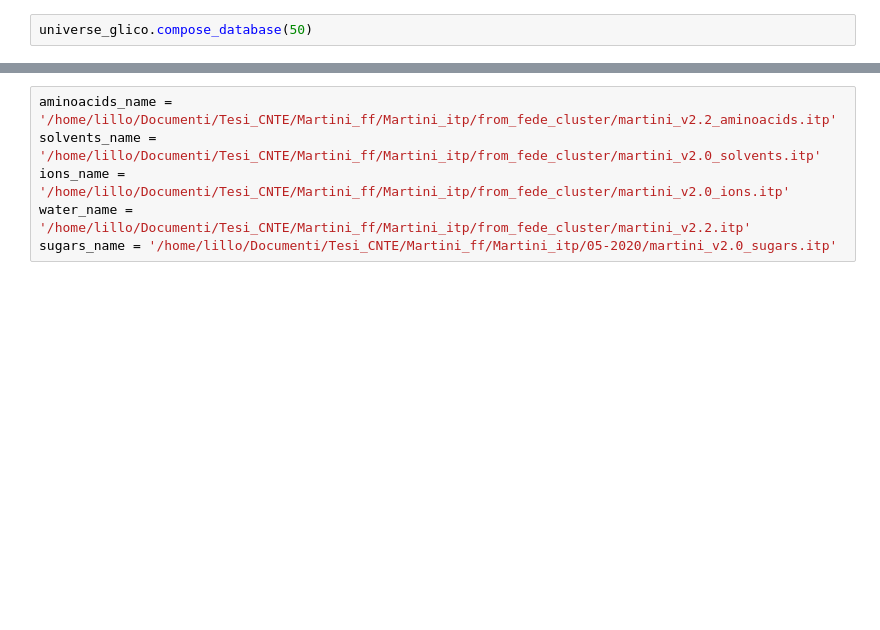
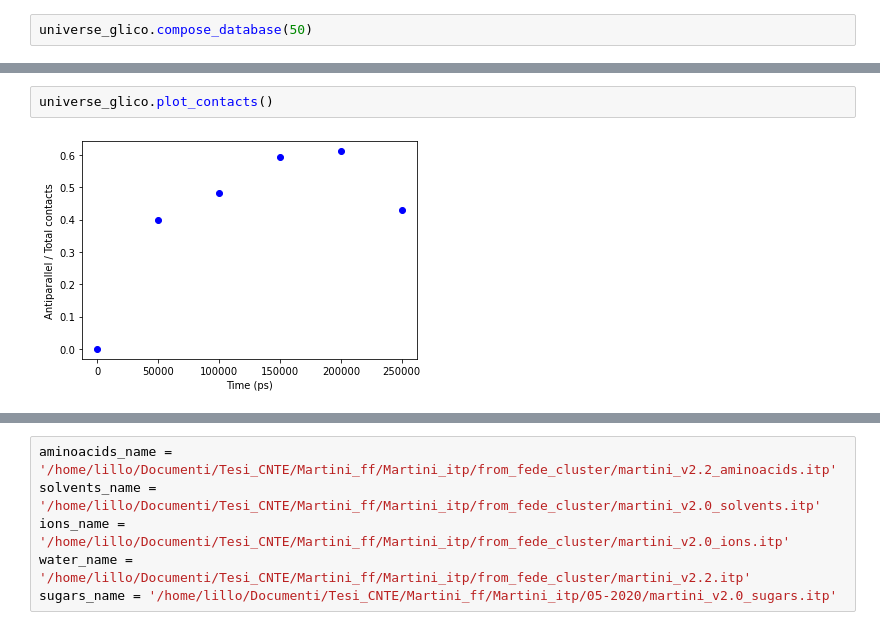
Before and after one commit to lillux/morphoscanner, a Jupyter notebook: sap_analysis.ipynb, the cells around one changed output, grey strips where cells are left out. Cells and saved outputs as stored; diff of their text form; blank space fills up the shorter version.

```diff
--- a/sap_analysis.ipynb
+++ b/sap_analysis.ipynb
@@ -2048 +2268,5 @@ Total time to analyze dataset was 15.533963 seconds
+# %%
+universe_glico.plot_contacts()
+# %% [output]
+[figure, added]
 # %%
```
Also changed, not shown: parts of 24 cells of this notebook, 2 other files.
